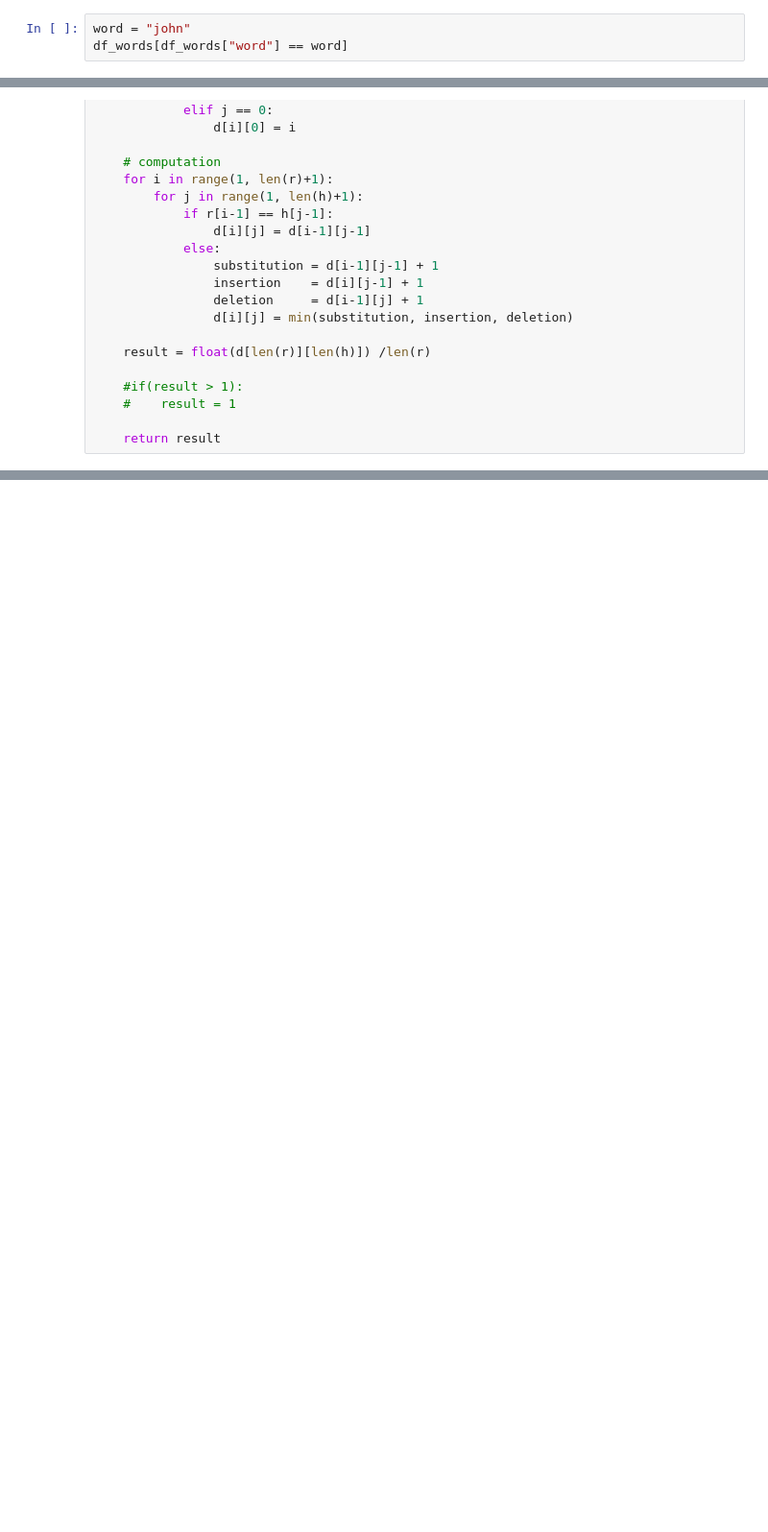
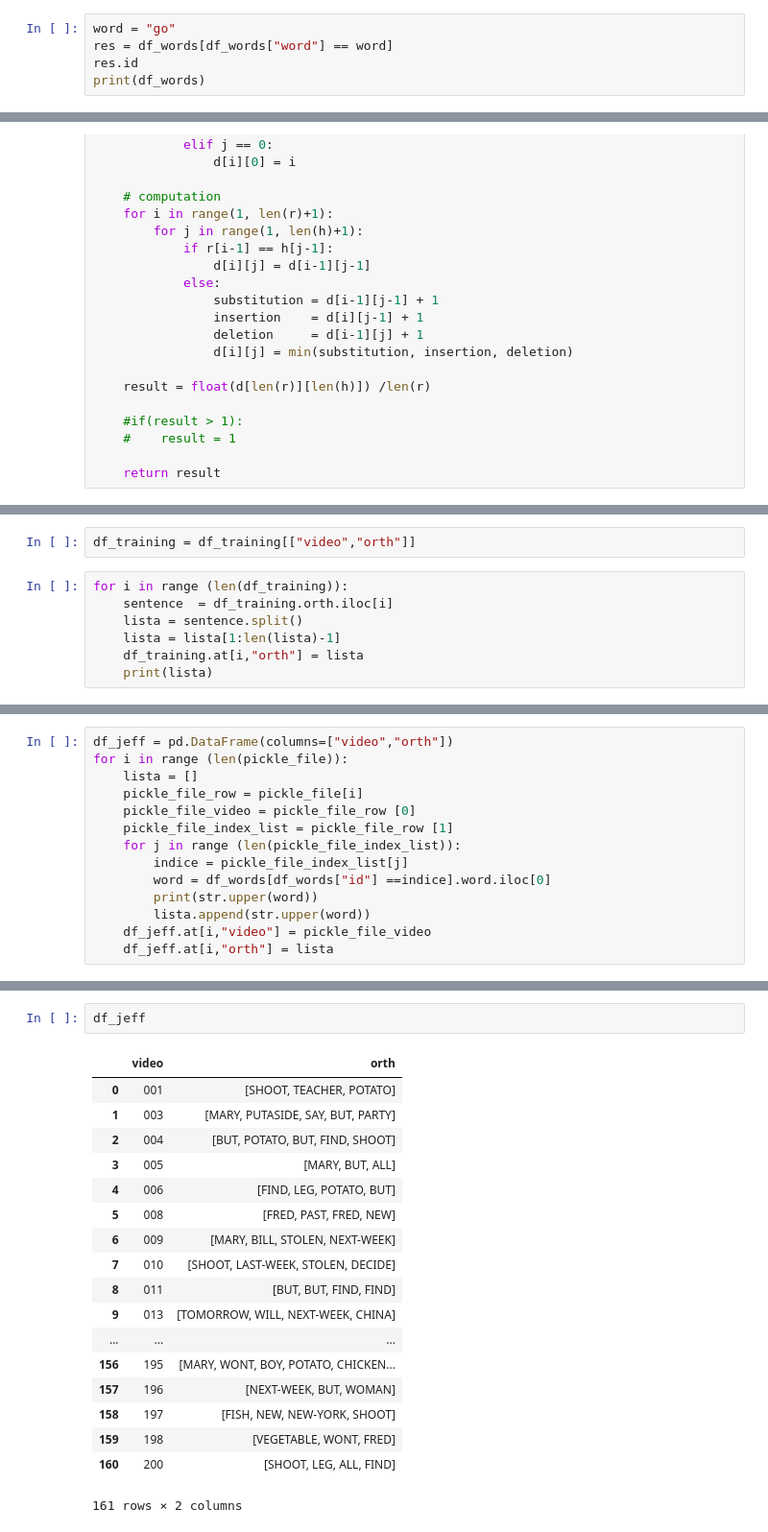
Before and after one commit to yesid08/Biomedics, a Jupyter notebook: Reunion.ipynb, the cells around one changed output, grey strips where cells are left out. Shown at 96% size. Cells and saved outputs as stored; diff of their text form; blank space fills up the shorter version.

```diff
--- a/Reunion.ipynb
+++ b/Reunion.ipynb
@@ -30,4 +13,6 @@ pickle_file
 # %%
-word = "john"
-df_words[df_words["word"] == word]
+word = "go"
+res = df_words[df_words["word"] == word]
+res.id
+print(df_words)
 # %% [output]
@@ -71,0 +68,9 @@ wer(a.split(),b.split())
+# %%
+df_training = df_training[["video","orth"]]
+# %%
+for i in range (len(df_training)):
+    sentence  = df_training.orth.iloc[i]
+    lista = sentence.split()
+    lista = lista[1:len(lista)-1]
+    df_training.at[i,"orth"] = lista
+    print(lista)
@@ -71,0 +95,14 @@ wer(a.split(),b.split())
+# %%
+df_jeff = pd.DataFrame(columns=["video","orth"])
+for i in range (len(pickle_file)):
+    lista = []
+    pickle_file_row = pickle_file[i]
+    pickle_file_video = pickle_file_row [0]
+    pickle_file_index_list = pickle_file_row [1]
+    for j in range (len(pickle_file_index_list)):
+        indice = pickle_file_index_list[j]
+        word = df_words[df_words["id"] ==indice].word.iloc[0]
+        print(str.upper(word))
+        lista.append(str.upper(word))
+    df_jeff.at[i,"video"] = pickle_file_video
+    df_jeff.at[i,"orth"] = lista
@@ -71,0 +127,21 @@ wer(a.split(),b.split())
+# %%
+df_jeff
+# %% [output]
+|  | video | orth |
+| 0 | 001 | [SHOOT, TEACHER, POTATO] |
+| 1 | 003 | [MARY, PUTASIDE, SAY, BUT, PARTY] |
+| 2 | 004 | [BUT, POTATO, BUT, FIND, SHOOT] |
+| 3 | 005 | [MARY, BUT, ALL] |
+| 4 | 006 | [FIND, LEG, POTATO, BUT] |
+| 5 | 008 | [FRED, PAST, FRED, NEW] |
+| 6 | 009 | [MARY, BILL, STOLEN, NEXT-WEEK] |
+| 7 | 010 | [SHOOT, LAST-WEEK, STOLEN, DECIDE] |
+| 8 | 011 | [BUT, BUT, FIND, FIND] |
+| 9 | 013 | [TOMORROW, WILL, NEXT-WEEK, CHINA] |
+| ... | ... | ... |
+| 156 | 195 | [MARY, WONT, BOY, POTATO, CHICKEN... |
+| 157 | 196 | [NEXT-WEEK, BUT, WOMAN] |
+| 158 | 197 | [FISH, NEW, NEW-YORK, SHOOT] |
+| 159 | 198 | [VEGETABLE, WONT, FRED] |
+| 160 | 200 | [SHOOT, LEG, ALL, FIND] |
+161 rows × 2 columns
```
Also changed, not shown: parts of 10 cells of this notebook.
